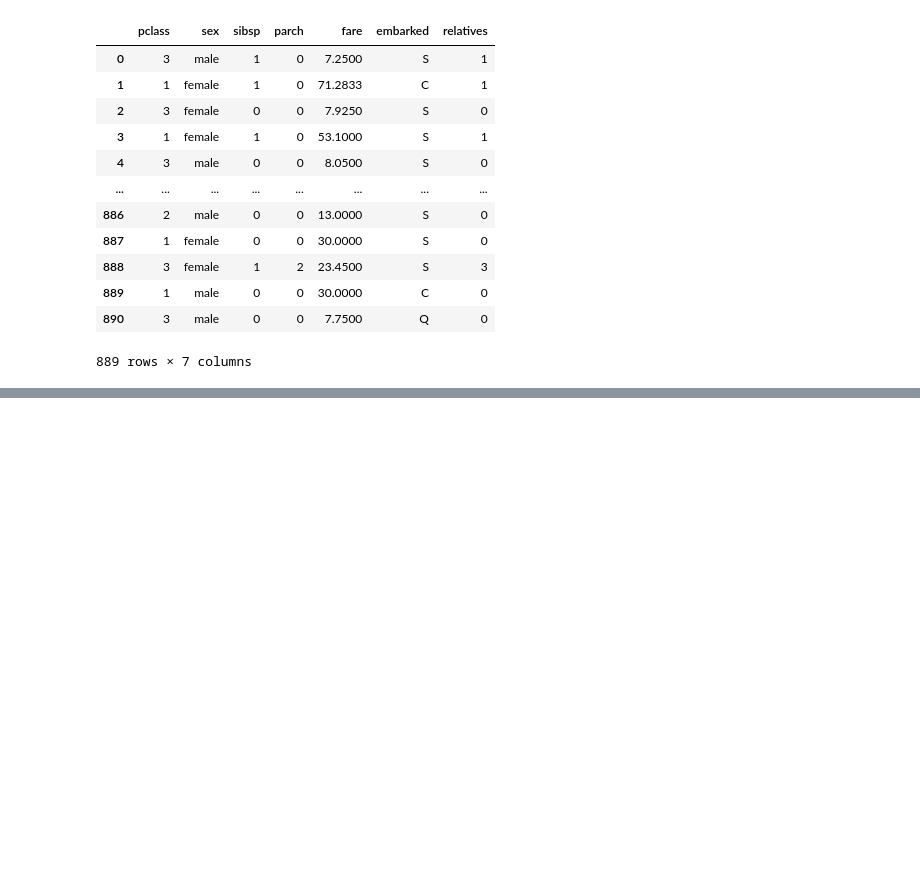
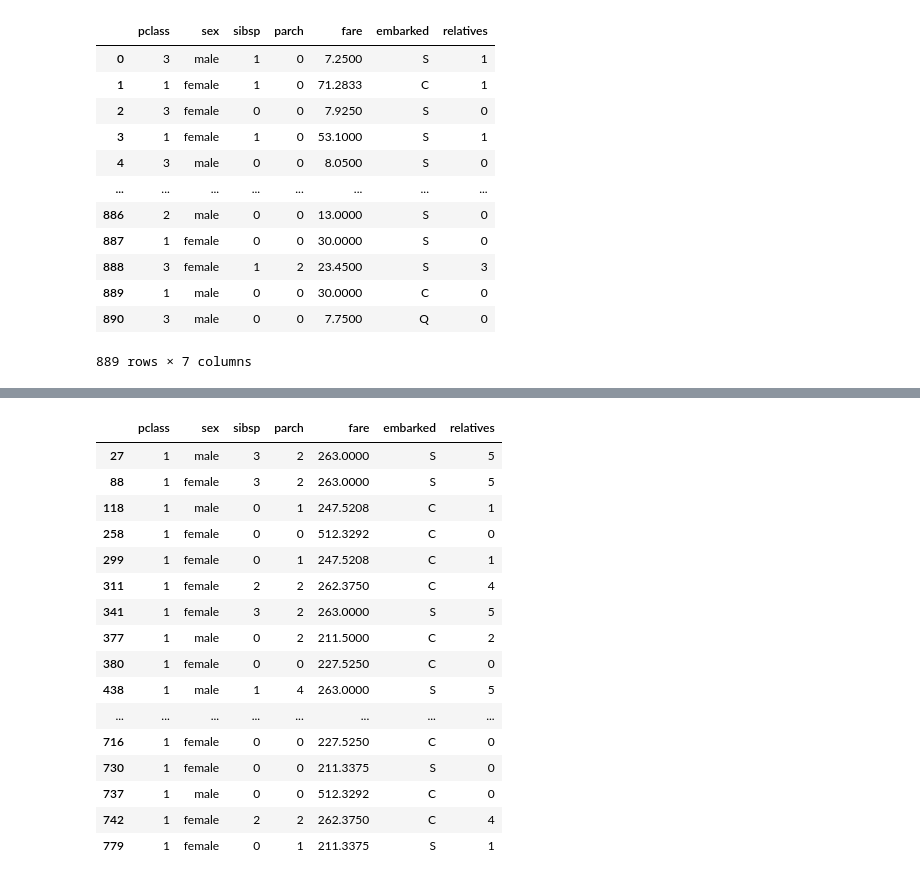
Before and after one commit to Yacarta/Ai_Python1900, a Jupyter notebook: Практика_pandas.ipynb, the cells around one changed output, grey strips where cells are left out. Saved outputs shown, nothing was run; the diff lists cells and outputs as text; code cells hidden in the pictures; blank space fills up the shorter version.

```diff
--- a/Практика_pandas.ipynb
+++ b/Практика_pandas.ipynb
@@ -231,0 +247,22 @@ df
+# %%
+mask =df['fare']>200
+mask.sum()
+df[mask]
+# %% [output]
+|  | pclass | sex | sibsp | parch | fare | embarked | relatives |
+| 27 | 1 | male | 3 | 2 | 263.0000 | S | 5 |
+| 88 | 1 | female | 3 | 2 | 263.0000 | S | 5 |
+| 118 | 1 | male | 0 | 1 | 247.5208 | C | 1 |
+| 258 | 1 | female | 0 | 0 | 512.3292 | C | 0 |
+| 299 | 1 | female | 0 | 1 | 247.5208 | C | 1 |
+| 311 | 1 | female | 2 | 2 | 262.3750 | C | 4 |
+| 341 | 1 | female | 3 | 2 | 263.0000 | S | 5 |
+| 377 | 1 | male | 0 | 2 | 211.5000 | C | 2 |
+| 380 | 1 | female | 0 | 0 | 227.5250 | C | 0 |
+| 438 | 1 | male | 1 | 4 | 263.0000 | S | 5 |
+| ... | ... | ... | ... | ... | ... | ... | ... |
+| 716 | 1 | female | 0 | 0 | 227.5250 | C | 0 |
+| 730 | 1 | female | 0 | 0 | 211.3375 | S | 0 |
+| 737 | 1 | male | 0 | 0 | 512.3292 | C | 0 |
+| 742 | 1 | female | 2 | 2 | 262.3750 | C | 4 |
+| 779 | 1 | female | 0 | 1 | 211.3375 | S | 1 |
```
Also changed, not shown: parts of 3 cells of this notebook.
